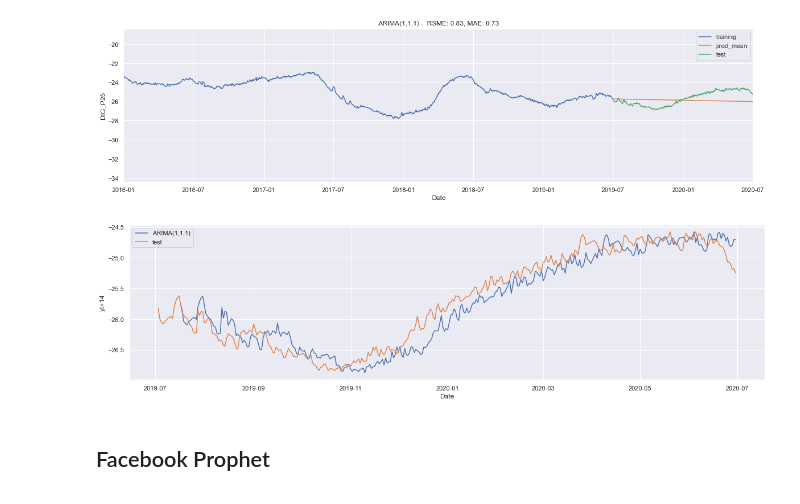
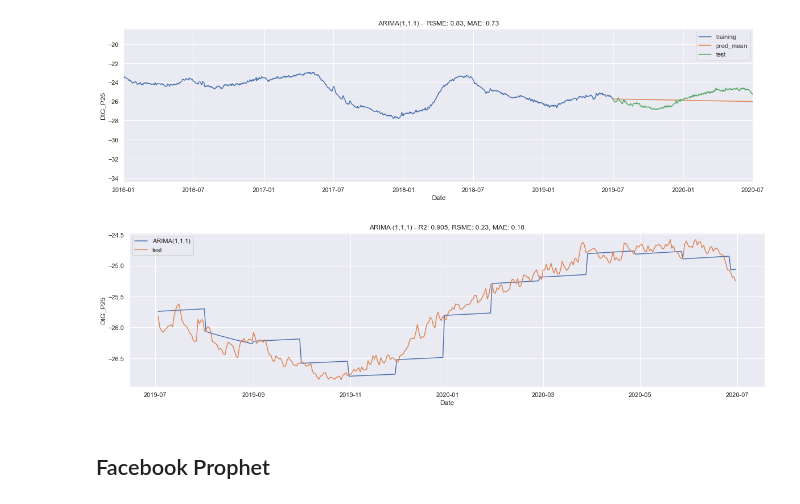
Before and after one commit to mfriebel/waterlevel_prediction, a Jupyter notebook: eda_Petrignano_2.ipynb, the cells around one changed output. Drawn from its saved outputs; the diff is of its cells as text; code cells hidden in the pictures.

Commit message:
clean up, walk-forward validation

```diff
--- a/eda_Petrignano_2.ipynb
+++ b/eda_Petrignano_2.ipynb
@@ -406,18 +382,16 @@ plot_model_performance(y_train, pd.Series(res.forecast(len(test.index))[0], inde
 # %% [output]
 [figure]
 # %%
-forecast_frame = walk_forward_prediction_ARIMA(y_train, y_test, 30)
+arima_wlk_fwd = walkforward_ARIMA(y_train, y_test, (1,1,1) , 30)
 # %%
-pred = forecast_frame['yt+14'].shift(14).dropna()
-
 f, ax = plt.subplots(nrows=1, ncols=1, figsize=(20,5))
 #sns.lineplot(x = y_train.index, y=y_train, label='training')
-sns.lineplot(x = pred.index, y=pred, label='ARIMA(1,1,1)')
+sns.lineplot(x = arima_wlk_fwd.index, y=arima_wlk_fwd, label='ARIMA(1,1,1)')
 sns.lineplot(x = test.index, y=y_test, label='test')
-#ax.set_title(f'Baseline Overall Mean - R2: {round(r2_score(y_test, pred),3)}, RSME: {RSME(y_test, pred)}, MAE: {MAE(y_test, pred)}')
+ax.set_title(f'ARIMA (1,1,1) - R2: {round(r2_score(y_test, arima_wlk_fwd),3)}, RSME: {RSME(y_test, arima_wlk_fwd)}, MAE: {MAE(y_test, arima_wlk_fwd)}')
 plt.show()
 # %% [output]
-[figure, old version]
+[figure, new version]
 # %% [markdown]
 ## Facebook Prophet
 # %%
```
Also changed, not shown: parts of 57 cells of this notebook.
